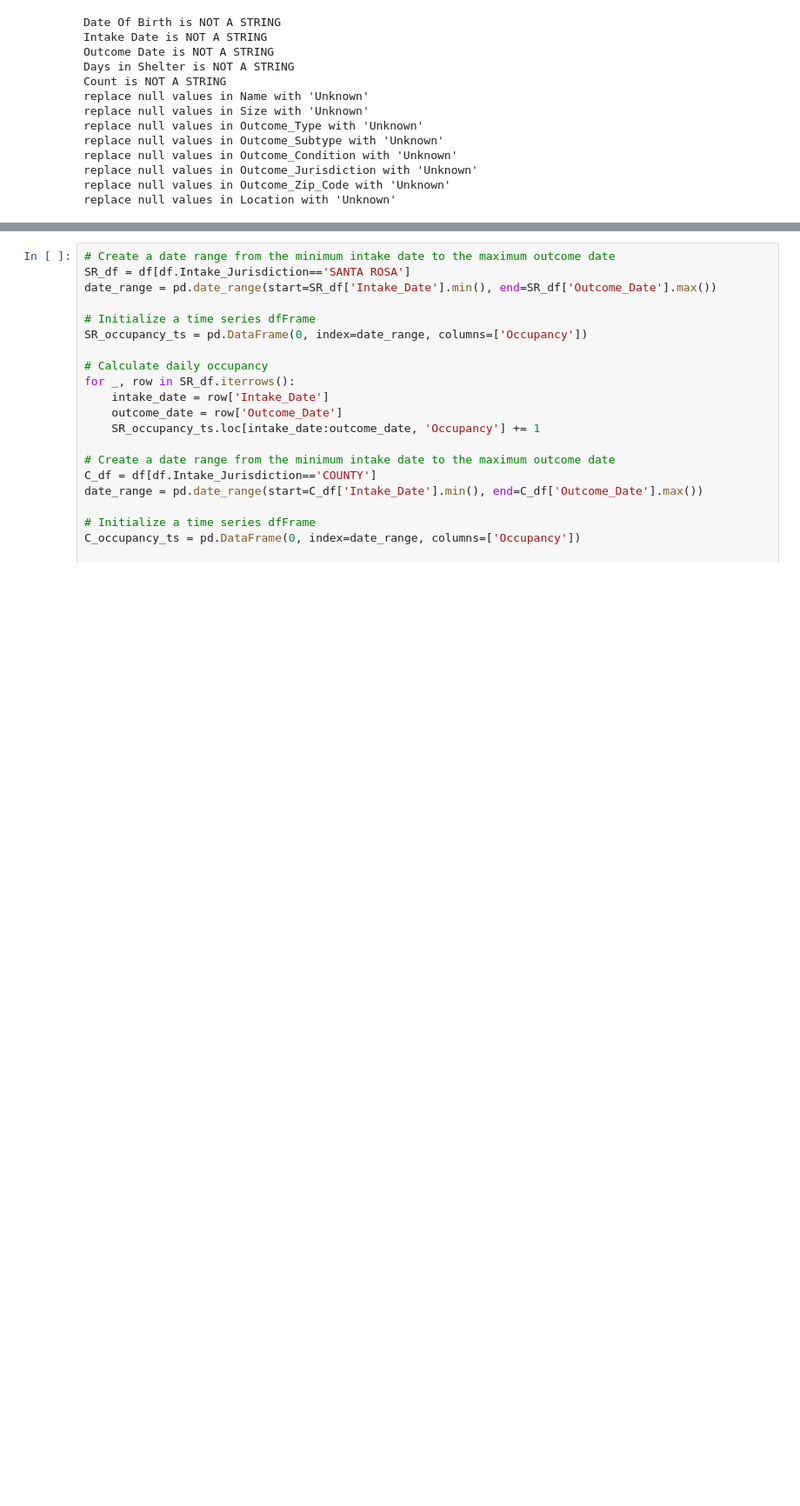
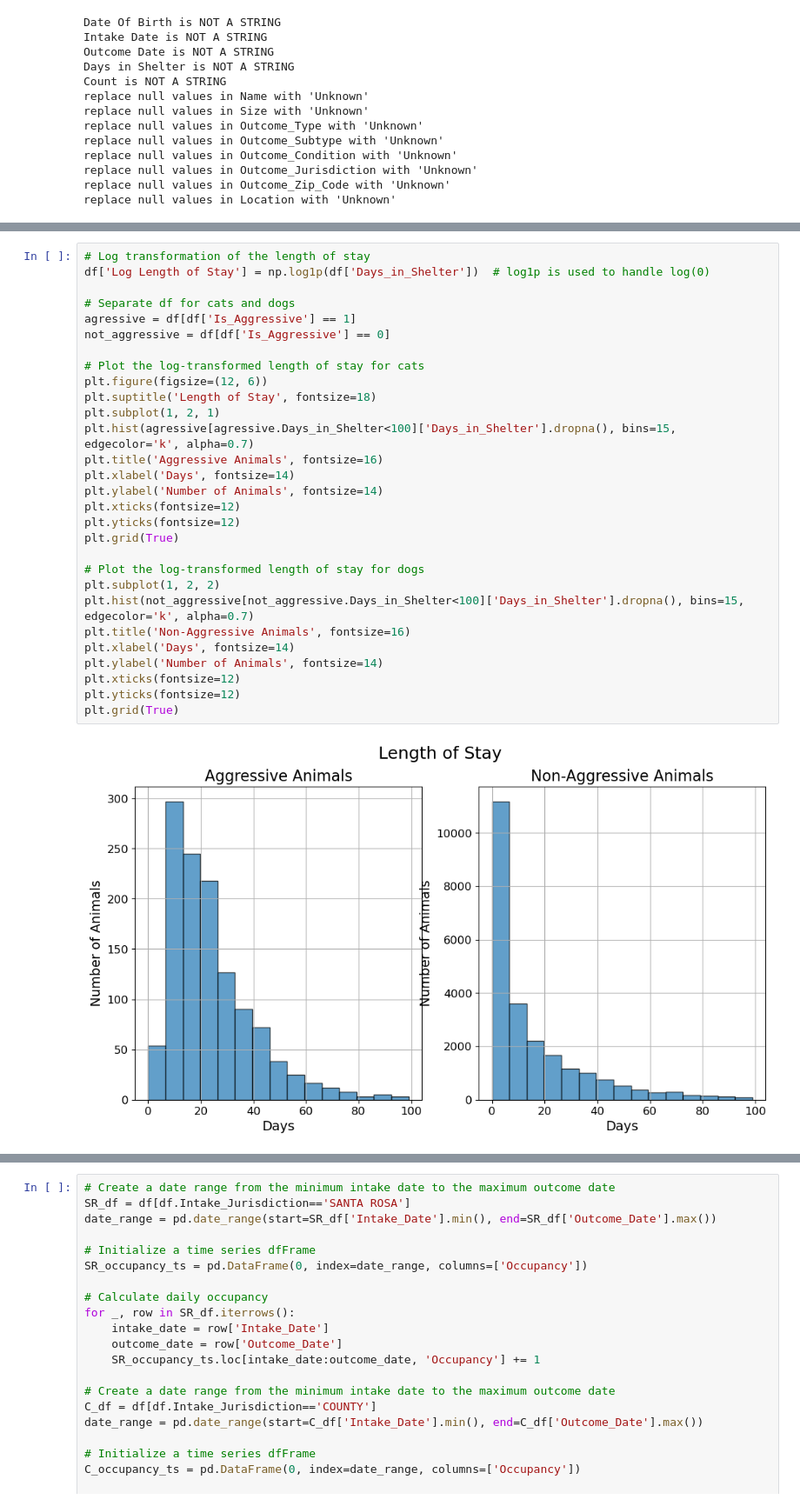
Before and after one commit to robchimel/pawpulation-forecast, a Jupyter notebook: plots.ipynb, the cells around one changed output, grey strips where cells are left out. Shown: that part at 87% size. Drawn from its saved outputs; the diff is of its cells as text; blank space fills up the shorter version.

```diff
--- a/plots.ipynb
+++ b/plots.ipynb
@@ -90,0 +98,31 @@ plt.grid(True)
+# %%
+# Log transformation of the length of stay
+df['Log Length of Stay'] = np.log1p(df['Days_in_Shelter'])  # log1p is used to handle log(0)
+
+# Separate df for cats and dogs
+agressive = df[df['Is_Aggressive'] == 1]
+not_aggressive = df[df['Is_Aggressive'] == 0]
+
+# Plot the log-transformed length of stay for cats
+plt.figure(figsize=(12, 6))
+plt.suptitle('Length of Stay', fontsize=18)
+plt.subplot(1, 2, 1)
+plt.hist(agressive[agressive.Days_in_Shelter<100]['Days_in_Shelter'].dropna(), bins=15, edgecolor='k', alpha=0.7)
+plt.title('Aggressive Animals', fontsize=16)
+plt.xlabel('Days', fontsize=14)
+plt.ylabel('Number of Animals', fontsize=14)
+plt.xticks(fontsize=12)
+plt.yticks(fontsize=12)
+plt.grid(True)
+
+# Plot the log-transformed length of stay for dogs
+plt.subplot(1, 2, 2)
+plt.hist(not_aggressive[not_aggressive.Days_in_Shelter<100]['Days_in_Shelter'].dropna(), bins=15, edgecolor='k', alpha=0.7)
+plt.title('Non-Aggressive Animals', fontsize=16)
+plt.xlabel('Days', fontsize=14)
+plt.ylabel('Number of Animals', fontsize=14)
+plt.xticks(fontsize=12)
+plt.yticks(fontsize=12)
+plt.grid(True)
+# %% [output]
+[figure, added]
```
Also changed, not shown: parts of 8 cells of this notebook, 2 other files.
